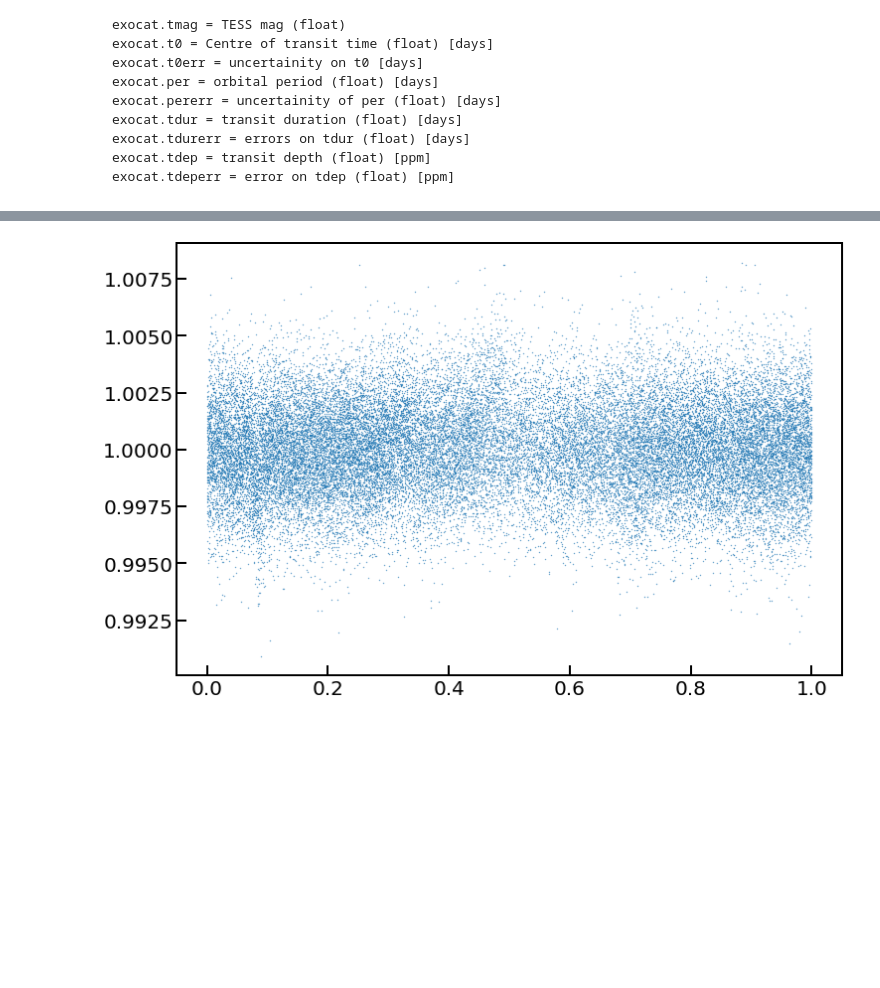
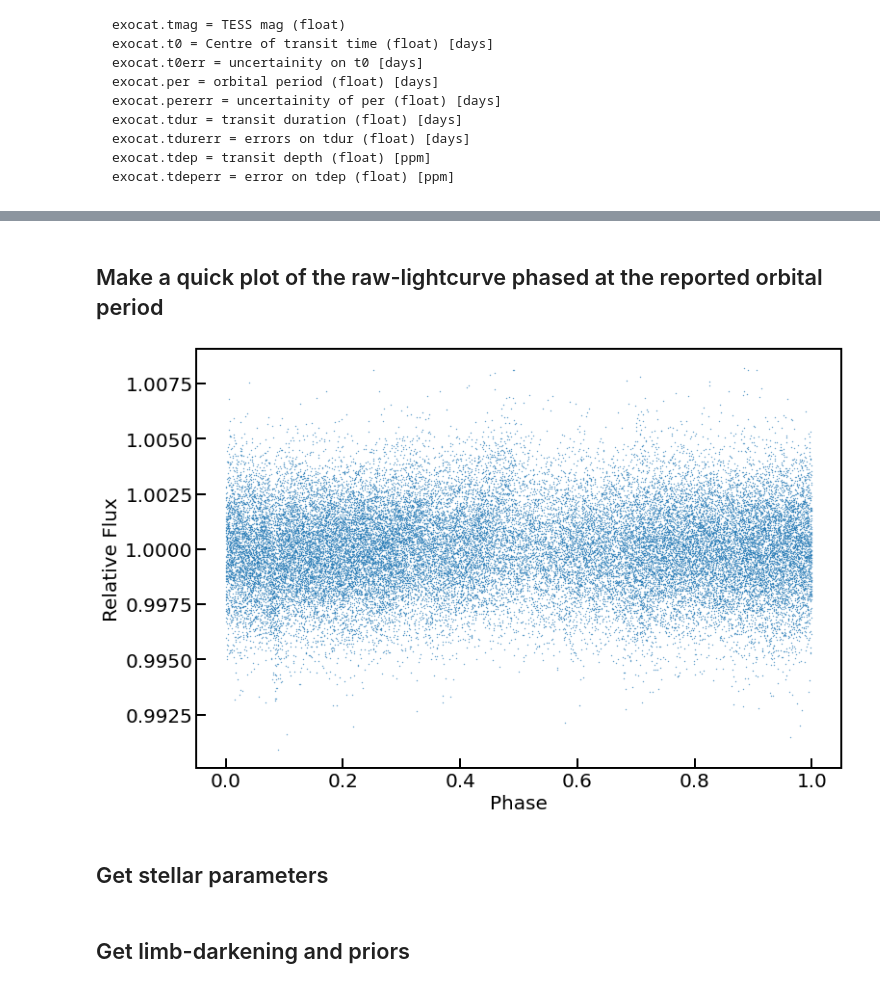
Before and after one commit to jasonfrowe/autotransit, a Jupyter notebook: AutoTransit.ipynb, the cells around one changed output, grey strips where cells are left out. Drawn from its saved outputs; the diff is of its cells as text; code cells hidden in the pictures; blank space fills up the shorter version.

```diff
--- a/AutoTransit.ipynb
+++ b/AutoTransit.ipynb
@@ -65,11 +104,10 @@ exocat=au.readtoicsv(toi_file)
 # %%
-i=300 #index from exocat
+toi_index=300 #index from exocat
 
-u_ticid=exocat.ticid[i]
-print(u_ticid,exocat.toiid[i])
-
+print('TIC ID: ',exocat.ticid[toi_index],'| TOI ID: ',exocat.toiid[toi_index])
 
 #Get SC Lightcurve for MAST
 
-phot_SC=get_tess_data(u_ticid)  #give the TIC_ID and return SC data.
+#Each Sector/Quarter of data is median corrected independently, then concatentated together.
+phot_SC=au.get_tess_data(exocat.ticid[toi_index])  #give the TIC_ID and return SC data.
 # %% [output]
@@ -78,13 +119,19 @@ NameError: name 'get_tess_data' is not defined
+# %% [markdown]
+## Make a quick plot of the raw-lightcurve phased at the reported orbital period
 # %%
-per=exocat.per[i]
+per=exocat.per[toi_index]
 
 matplotlib.rcParams.update({'font.size': 20}) #adjust font
 matplotlib.rcParams['axes.linewidth'] = 2.0
 plt.figure(figsize=(12,8)) #adjust size of figure
 ax = plt.axes()
 ax.tick_params(direction='in', length=10, width=2)
 ax.scatter(phot_SC.time/per-np.floor(phot_SC.time/per),phot_SC.flux,s=0.1)
-#ax.set_ylim(31700,31900)
+ax.set_xlabel('Phase')
+ax.set_ylabel('Relative Flux')
+
 plt.show()
 # %% [output]
-[figure, old version]
+[figure, new version]
+# %% [markdown]
+## Get stellar parameters
@@ -90,0 +141,2 @@ plt.show()
+# %% [markdown]
+## Get limb-darkening and priors
```
Also changed, not shown: parts of 12 cells of this notebook, 8 other files.
